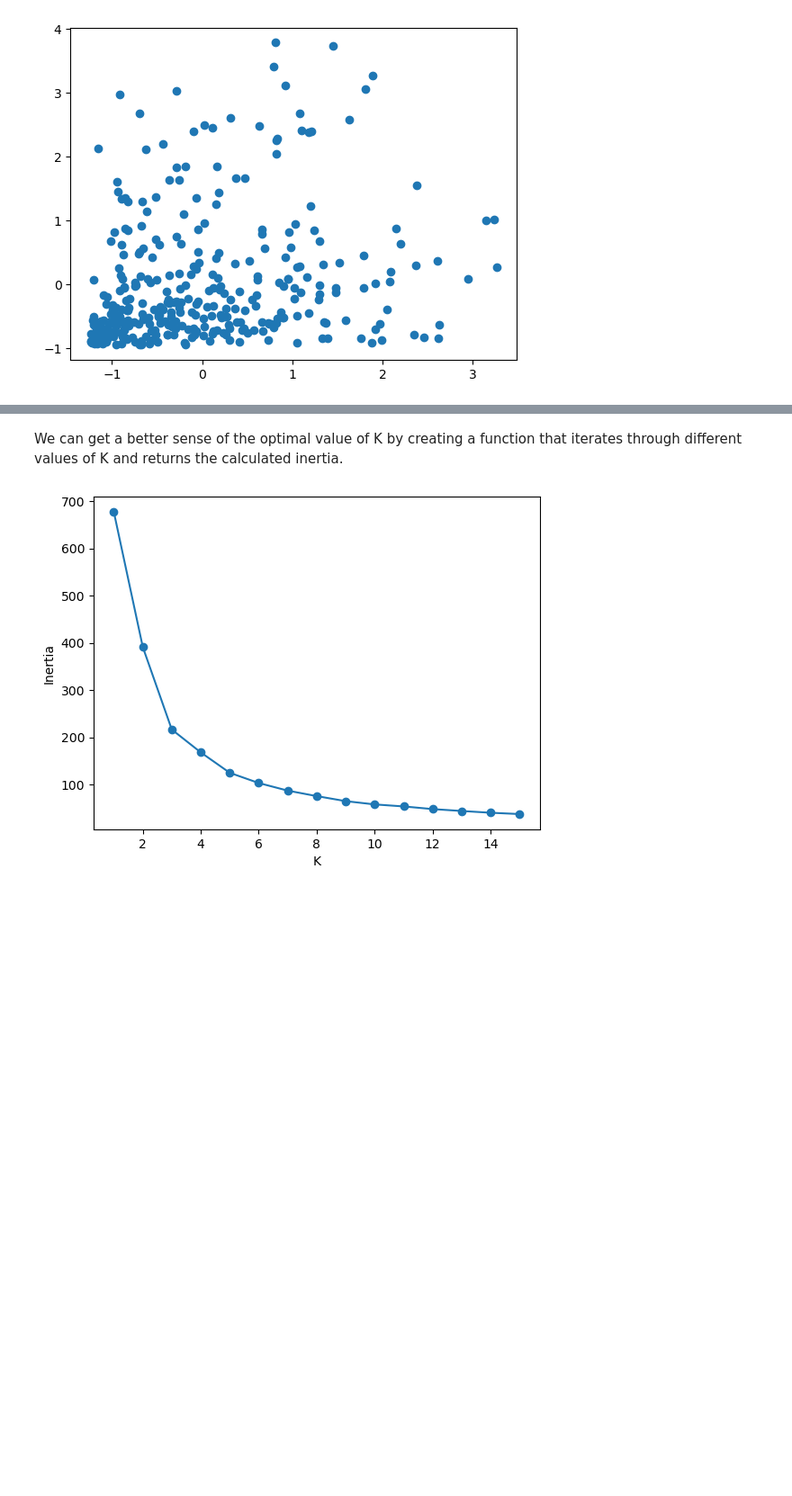
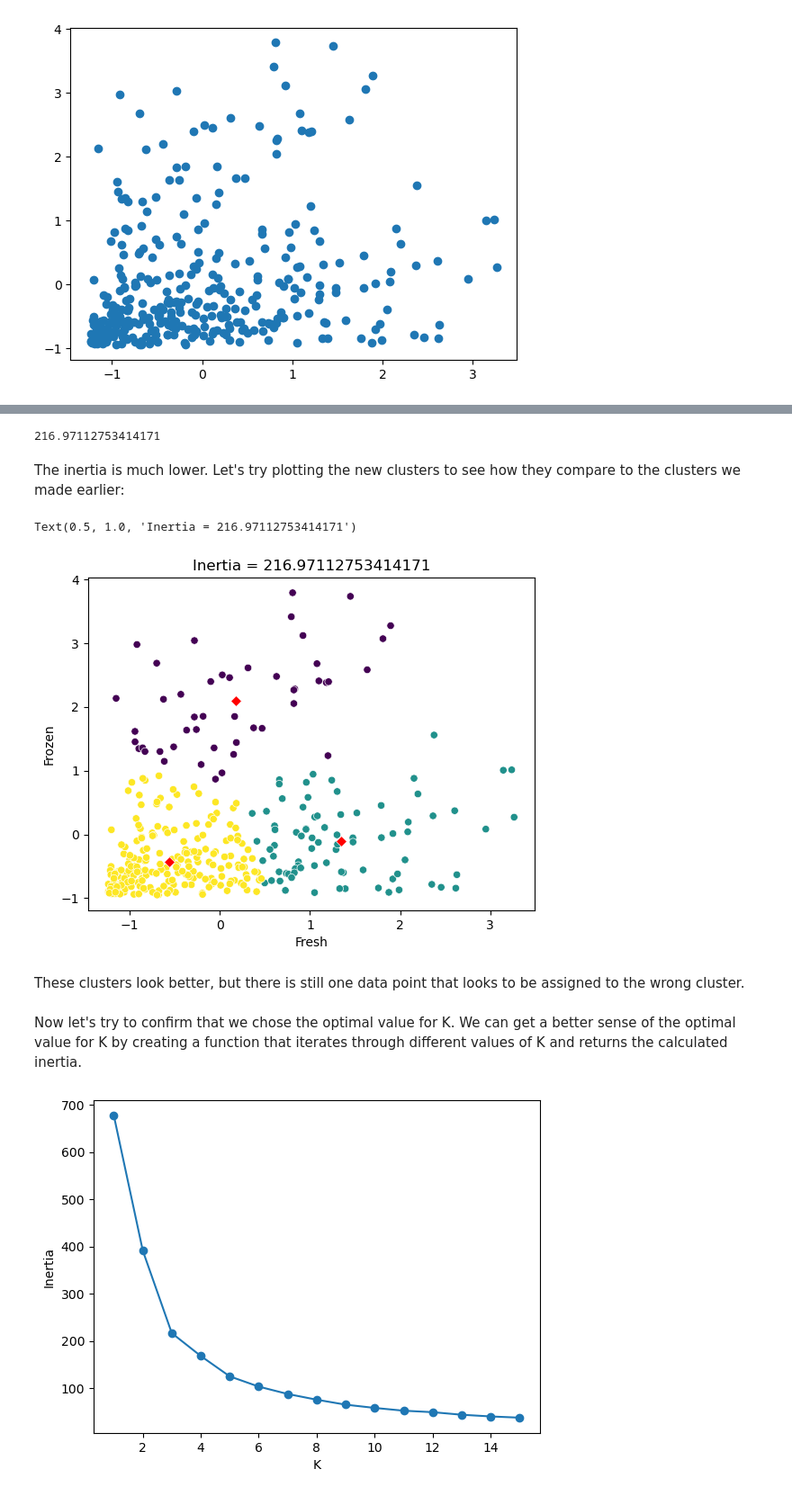
Before and after one commit to SamTheDataGuy/ml-project-unsupervised-learning, a Jupyter notebook: Unsupervised Learning - Project.ipynb, the cells around one changed output, grey strips where cells are left out. Shown at 90% size. Cells and saved outputs as stored; diff of their text form; code cells hidden in the pictures; blank space fills up the shorter version.

```diff
--- a/Unsupervised Learning - Project.ipynb
+++ b/Unsupervised Learning - Project.ipynb
@@ -245,0 +267,9 @@ array([[ 1.3431931 , -0.08930508],
+# %%
+k = 3  # number of clusters
+n_init = 10  # number of iterations
+random_state = 0
+
+km = KMeans(n_clusters = k, init = 'random', n_init = n_init, random_state = random_state)
+km.fit(df_kmeans)
+new_centroids = km.cluster_centers_
+new_centroids
@@ -246,5 +301,20 @@ array([[ 1.3431931 , -0.08930508],
+# %%
+km.inertia_
+# %% [output]
+216.97112753414171
+# %% [markdown]
+The inertia is much lower.  Let's try plotting the new clusters to see how they compare to the clusters we made earlier:
+# %%
+sns.scatterplot(x = df_kmeans['Fresh'], y = df_kmeans['Frozen'], c = km.labels_)  # plotting the clusters
+sns.scatterplot(x = new_centroids[:,0], y = new_centroids[:,1], c = 'red', marker = 'D')  # plotting the centroids
+plt.title(f'Inertia = {km.inertia_}')
+# %% [output]
+Text(0.5, 1.0, 'Inertia = 216.97112753414171')
+[figure, added]
+# %% [markdown]
+These clusters look better, but there is still one data point that looks to be assigned to the wrong cluster.
 # %% [markdown]
-We can get a better sense of the optimal value of K by creating a function that iterates through different values of K and returns the calculated inertia.
+Now let's try to confirm that we chose the optimal value for K.  We can get a better sense of the optimal value for K by creating a function that iterates through different values of K and returns the calculated inertia.
 # %%
 def optimal_k(dataframe, max_k):
     k_values = []
```
Also changed, not shown: parts of 13 cells of this notebook, 1 other file.
